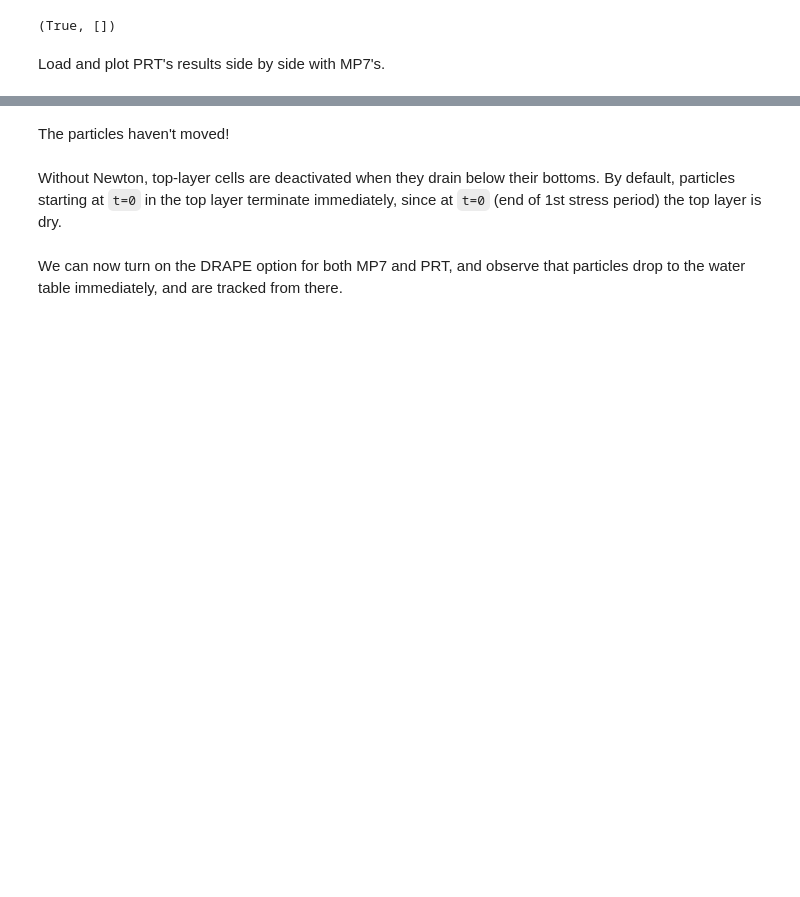
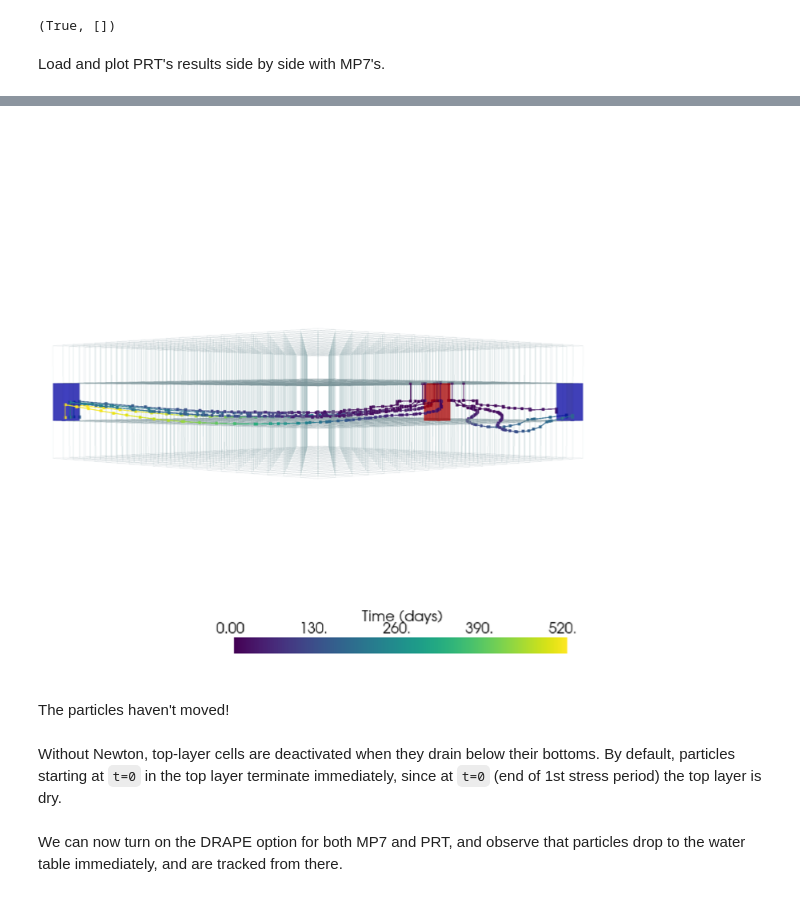
Before and after one commit to wpbonelli/modflow-training-princeton2026, a Jupyter notebook: examples/notebooks/particle_tracking_a.ipynb, the cells around one changed output, grey strips where cells are left out. Drawn from its saved outputs; the diff is of its cells as text; code cells hidden in the pictures; blank space fills up the shorter version.

```diff
--- a/examples/notebooks/particle_tracking_a.ipynb
+++ b/examples/notebooks/particle_tracking_a.ipynb
@@ -32,10 +79,9 @@ import numpy as np
 nlay, nrow, ncol = 3, 20, 20
 Lx, Ly = 100.0, 100.0
 delr, delc = Lx / ncol, Ly / nrow
-z_top = 1600.0
+top = 1600.0
 thickness = 10.0
-
-z_bot = np.zeros((nlay, nrow, ncol))
+bot = np.zeros((nlay, nrow, ncol))
 for k in range(nlay):
-    z_bot[k] = z_top - (k + 1) * thickness
+    bot[k] = top - (k + 1) * thickness
 # %% [markdown]
@@ -117,11 +163,13 @@ sto = flopy.mf6.ModflowGwfsto(
 # %% [markdown]
 Constant-head boundaries establish a mild head gradient from upper-left to lower-right.
 # %%
+chd0_cellid = (1, 0, 0)
+chd1_cellid = (1, nrow - 1, ncol - 1)
 chd = flopy.mf6.ModflowGwfchd(
     gwf,
     stress_period_data={i: [
-        (1, 0, 0, 1587.0),
-        (1, nrow - 1, ncol - 1, 1582.0)
+        (*chd0_cellid, 1587.0),
+        (*chd1_cellid, 1582.0)
     ] for i in range(nper)},
     save_flows=True,
 )
@@ -132,10 +180,10 @@ in the five cells surrounding the well in plan view.
 
 The injection well is active only in the transient period; pumping rate 100 m³/d.
 # %%
-well_lay, well_row, well_col = 1, nrow // 4, ncol // 4
+wel_cellid = (1, nrow // 4, ncol // 4)
 wel = flopy.mf6.ModflowGwfwel(
     gwf,
-    stress_period_data={i: [(well_lay, well_row, well_col, 100.0)] for i in range(1, nper)},
+    stress_period_data={i: [(*wel_cellid, 100.0)] for i in range(1, nper)},
     save_flows=True,
 )
 # %% [markdown]
@@ -511,0 +624,75 @@ with flopy.plot.styles.USGSPlot():
+# %%
+import pyvista as pv
+from flopy.export.vtk import Vtk
+
+def get_nn(i, j):
+    """Convert a structured grid 2D cell index to a node number."""
+    return i * ncol + j
+
+# create mesh for WEL boundary condition
+wel_nn = get_nn(*wel_cellid[1:])
+wel_pts = gwf.modelgrid.verts[gwf.modelgrid.iverts[wel_nn]]
+wel_xs, wel_ys = list(zip(*wel_pts))
+wel_mesh = pv.Box(
+    bounds=[
+        min(wel_xs),
+        max(wel_xs),
+        min(wel_ys),
+        max(wel_ys),
+        bot[wel_cellid[0]].max(),
+        bot[wel_cellid[0] - 1].max(),
+    ]
+)
+
+# create mesh for CHD boundary condition
+chd_nns = [get_nn(*chd0_cellid[1:]), get_nn(*chd1_cellid[1:])]
+chd0_pts = gwf.modelgrid.verts[gwf.modelgrid.iverts[chd_nns[0]]]
+chd1_pts = gwf.modelgrid.verts[gwf.modelgrid.iverts[chd_nns[1]]]
+chd0_xs, chd0_ys = list(zip(*chd0_pts))
+chd1_xs, chd1_ys = list(zip(*chd1_pts))
+chd_mesh = pv.Box(
+    bounds=[
+        min(chd0_xs),
+        max(chd0_xs),
+        min(chd0_ys),
+        max(chd0_ys),
+        bot[chd0_cellid[0]].max(),
+        bot[chd0_cellid[0] - 1].max(),
+    ]
+).merge(pv.Box(
+    bounds=[
+        min(chd1_xs),
+        max(chd1_xs),
+        min(chd1_ys),
+        max(chd1_ys),
+        bot[chd1_cellid[0]].max(),
+        bot[chd1_cellid[0] - 1].max(),
+    ]
+))
+
+# create meshes for model results
+vtk = Vtk(model=gwf, binary=False)
+vtk.add_model(gwf)
+vtk.add_pathline_points(pls_prt.to_records(index=False))
+# vtk.add_pathline_points(pls_mp7.to_records(index=False))
+gwf_mesh, prt_mesh = vtk.to_pyvista()
+
+# create plot
+axes = pv.Axes(show_actor=False, actor_scale=2.0, line_width=5)
+p = pv.Plotter(window_size=[700, 700])
+p.enable_anti_aliasing()
+p.add_mesh(gwf_mesh, opacity=0.1, style="wireframe")
+p.add_mesh(wel_mesh, color="red", opacity=0.5)
+p.add_mesh(chd_mesh, color="blue", opacity=0.5)
+p.add_mesh(
+    prt_mesh,
+    point_size=8,
+    line_width=2.5,
+    smooth_shading=True,
+    color="blue",
+    scalars="t",
+    scalar_bar_args={"title": "Time (days)"},
+)
+p.camera.elevation -= 35
+p.show()
+# %% [output]
@@ -512,3 +705,4 @@ with flopy.plot.styles.USGSPlot():
+[figure, added]
 # %% [markdown]
 The particles haven't moved!
 # %% [markdown]
```
Also changed, not shown: parts of 31 cells of this notebook, 2 other files.
